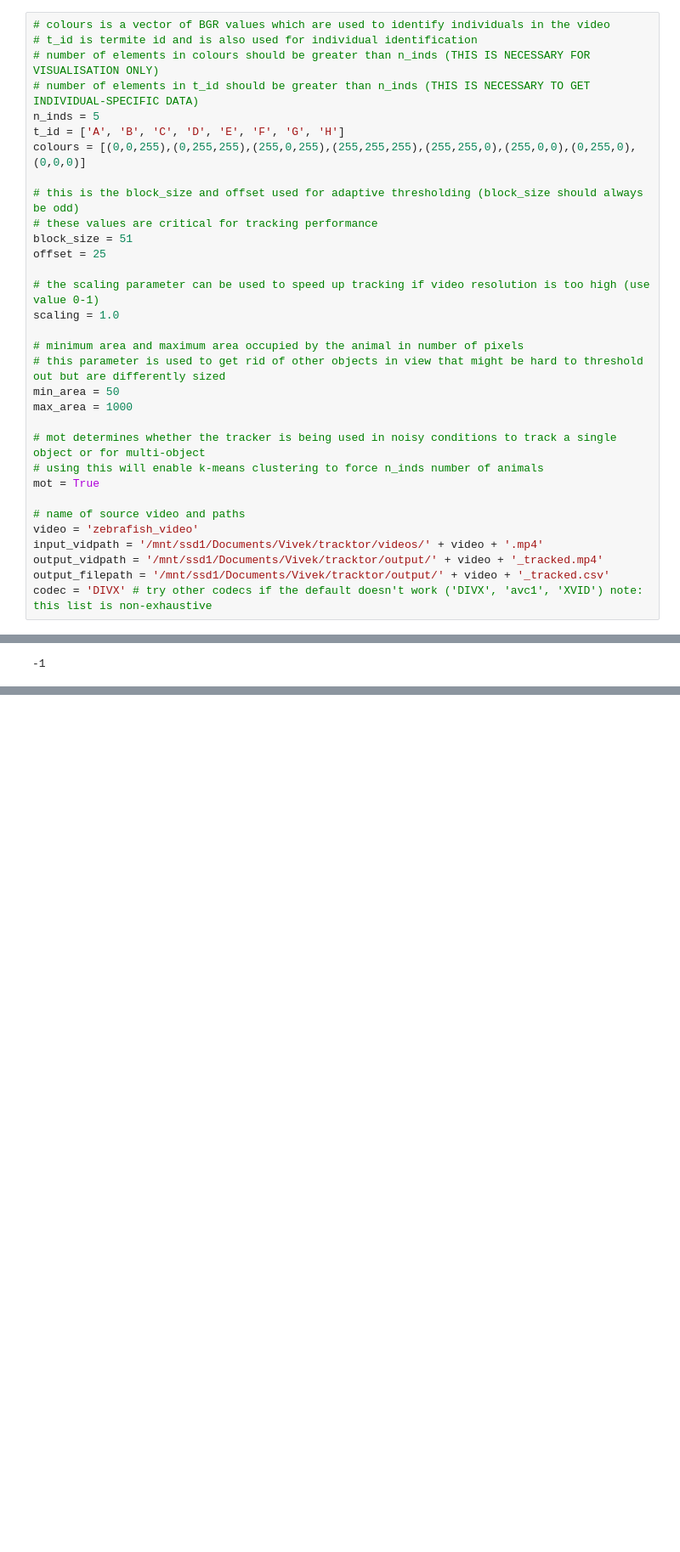
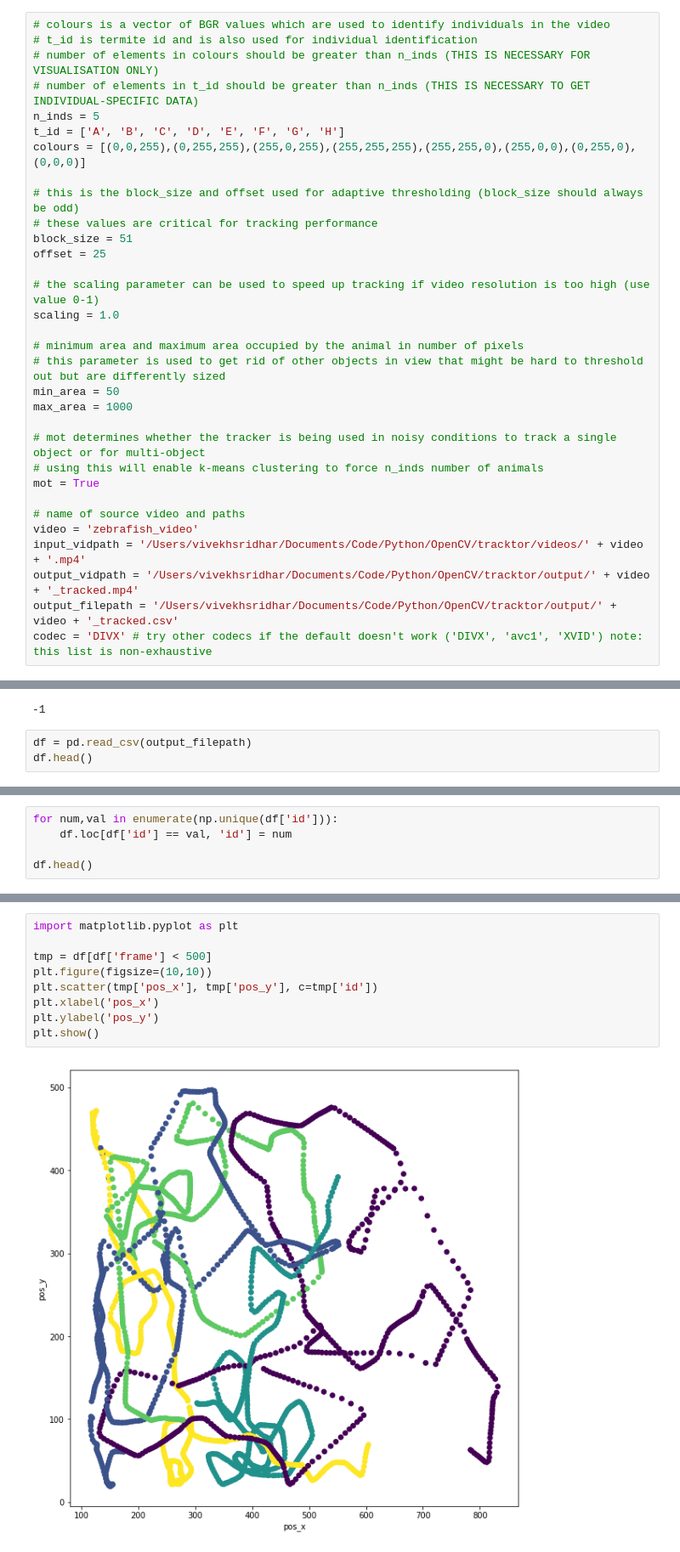
Before and after one commit to vivekhsridhar/tracktor, a Jupyter notebook: examples/3g Zebrafish_schooling.ipynb, the cells around one changed output, grey strips where cells are left out. Shown at 85% size. Drawn from its saved outputs; the diff is of its cells as text; blank space fills up the shorter version.

```diff
--- a/examples/3g Zebrafish_schooling.ipynb
+++ b/examples/3g Zebrafish_schooling.ipynb
@@ -38,9 +38,9 @@ mot = True
 
 # name of source video and paths
 video = 'zebrafish_video'
-input_vidpath = '/mnt/ssd1/Documents/Vivek/tracktor/videos/' + video + '.mp4'
-output_vidpath = '/mnt/ssd1/Documents/Vivek/tracktor/output/' + video + '_tracked.mp4'
-output_filepath = '/mnt/ssd1/Documents/Vivek/tracktor/output/' + video + '_tracked.csv'
+input_vidpath = '/Users/vivekhsridhar/Documents/Code/Python/OpenCV/tracktor/videos/' + video + '.mp4'
+output_vidpath = '/Users/vivekhsridhar/Documents/Code/Python/OpenCV/tracktor/output/' + video + '_tracked.mp4'
+output_filepath = '/Users/vivekhsridhar/Documents/Code/Python/OpenCV/tracktor/output/' + video + '_tracked.csv'
 codec = 'DIVX' # try other codecs if the default doesn't work ('DIVX', 'avc1', 'XVID') note: this list is non-exhaustive
 # %% [markdown]
 The cell below runs the tracking code
@@ -105,3 +105,6 @@ cv2.destroyAllWindows()
 cv2.waitKey(1)
 # %% [output]
 -1
+# %%
+df = pd.read_csv(output_filepath)
+df.head()
@@ -107,0 +118,5 @@ cv2.waitKey(1)
+# %%
+for num,val in enumerate(np.unique(df['id'])):
+    df.loc[df['id'] == val, 'id'] = num
+
+df.head()
@@ -107,0 +130,11 @@ cv2.waitKey(1)
+# %%
+import matplotlib.pyplot as plt
+
+tmp = df[df['frame'] < 500]
+plt.figure(figsize=(10,10))
+plt.scatter(tmp['pos_x'], tmp['pos_y'], c=tmp['id'])
+plt.xlabel('pos_x')
+plt.ylabel('pos_y')
+plt.show()
+# %% [output]
+[figure, added]
```
Also changed, not shown: parts of 2 cells of this notebook, 3 other files.
